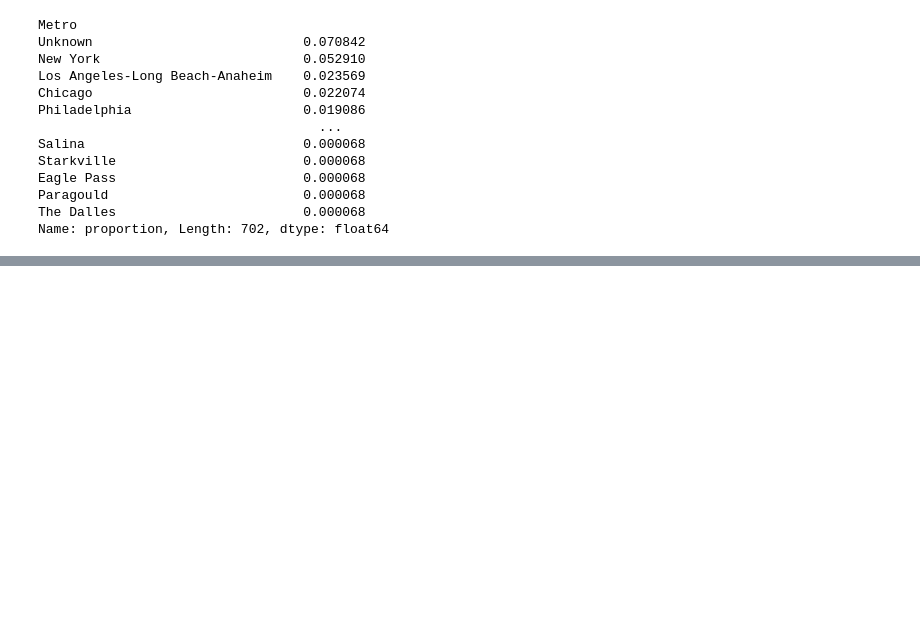
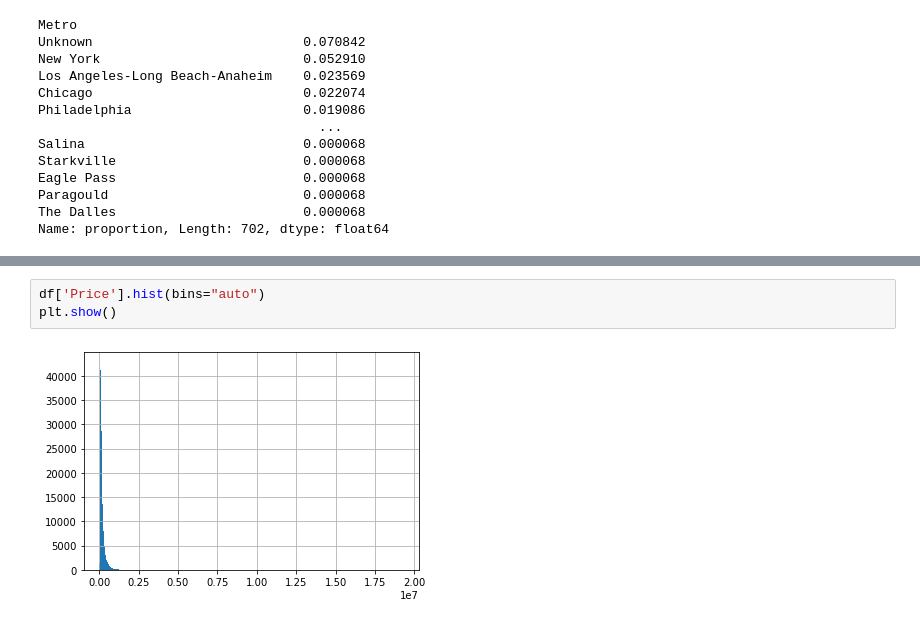
Before and after one commit to MWENDA1999/Predictive-Modeling-Time-Series-Forecasting-G9DSF-FT06-P4, a Jupyter notebook: notebook.ipynb, the cells around one changed output, grey strips where cells are left out. Drawn from its saved outputs; the diff is of its cells as text; blank space fills up the shorter version.

```diff
--- a/notebook.ipynb
+++ b/notebook.ipynb
@@ -485,3 +497,8 @@ dtype: int64
+# %%
+df['Price'].hist(bins="auto")
+plt.show()
+# %% [output]
+[figure, added]
 # %%
 df['Price'].hist(bins="auto")
 plt.show()
```
Also changed, not shown: parts of 18 cells of this notebook.
